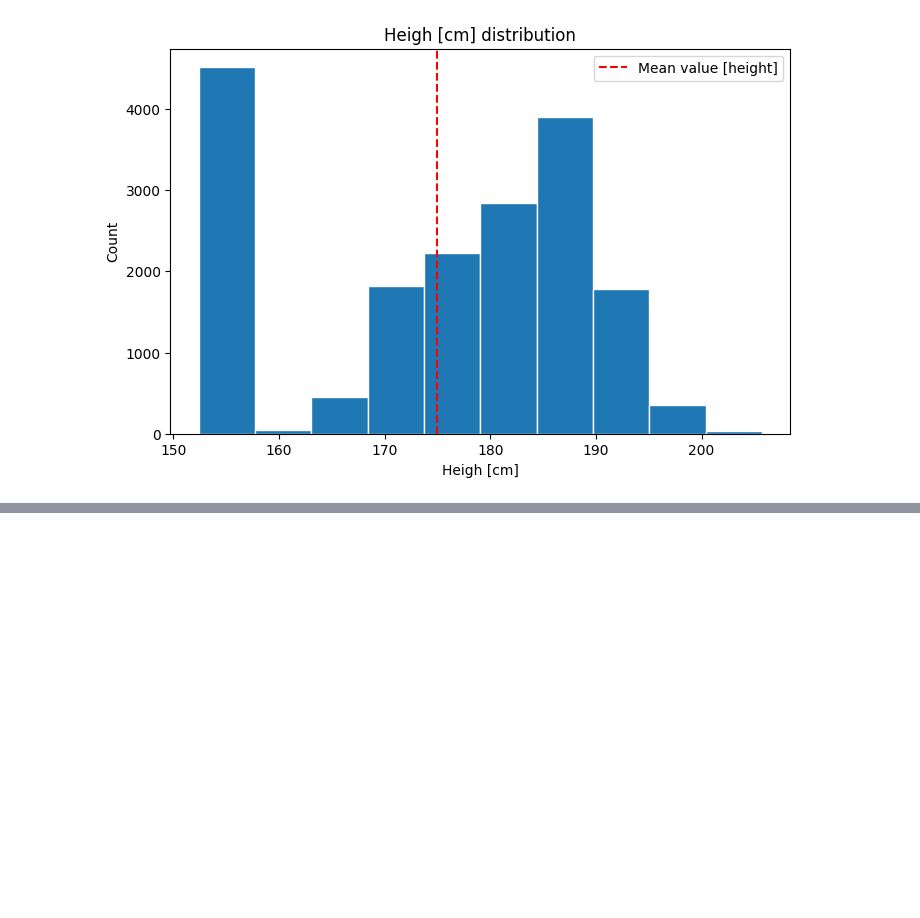
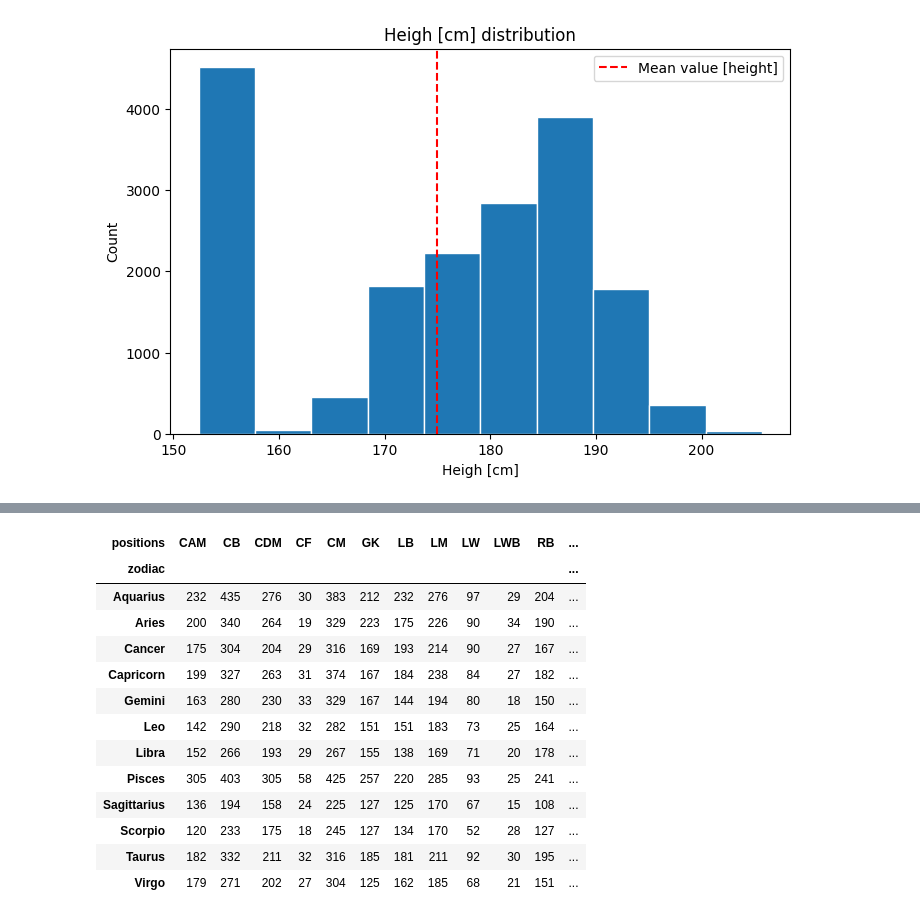
Before and after one commit to plamensve/ML_FINAL_PROJECT_2026, a Jupyter notebook: notebooks/01_overview.ipynb, the cells around one changed output, grey strips where cells are left out. Cells and saved outputs as stored; diff of their text form; code cells hidden in the pictures; blank space fills up the shorter version.

```diff
--- a/notebooks/01_overview.ipynb
+++ b/notebooks/01_overview.ipynb
@@ -234,0 +350,46 @@ plt.show()
+# %%
+# Create a new DataFrame with only the columns needed for this analysis:
+# zodiac signs and player positions.
+# dropna() removes rows where either zodiac or positions is missing.
+# copy() creates a separate copy, so we avoid modifying the original data accidentally.
+zodiac_positions = data[['zodiac', 'positions']].dropna().copy()
+
+# Split the positions column by comma.
+# Some players can play in multiple positions, for example: "ST, LW, RW".
+# After this step, each cell becomes a list of positions.
+zodiac_positions['positions'] = zodiac_positions['positions'].str.split(',')
+
+# Convert each position from the list into a separate row.
+# This allows one player with multiple positions to be counted once for each position.
+zodiac_positions = zodiac_positions.explode('positions')
+
+# Remove extra spaces around position names.
+# For example, " LW" becomes "LW".
+zodiac_positions['positions'] = zodiac_positions['positions'].str.strip()
+
+# Create a cross-tabulation table.
+# Rows represent zodiac signs.
+# Columns represent football positions.
+# Each cell shows how many players from a zodiac sign can play in that position.
+positions_data = pd.crosstab(
+    zodiac_positions['zodiac'],
+    zodiac_positions['positions']
+)
+
+# Display the final table.
+positions_data
+# %% [output]
+| positions | CAM | CB | CDM | CF | CM | GK | LB | LM | LW | LWB | RB | ... |
+| zodiac |  |  |  |  |  |  |  |  |  |  |  | ... |
+| Aquarius | 232 | 435 | 276 | 30 | 383 | 212 | 232 | 276 | 97 | 29 | 204 | ... |
+| Aries | 200 | 340 | 264 | 19 | 329 | 223 | 175 | 226 | 90 | 34 | 190 | ... |
+| Cancer | 175 | 304 | 204 | 29 | 316 | 169 | 193 | 214 | 90 | 27 | 167 | ... |
+| Capricorn | 199 | 327 | 263 | 31 | 374 | 167 | 184 | 238 | 84 | 27 | 182 | ... |
+| Gemini | 163 | 280 | 230 | 33 | 329 | 167 | 144 | 194 | 80 | 18 | 150 | ... |
+| Leo | 142 | 290 | 218 | 32 | 282 | 151 | 151 | 183 | 73 | 25 | 164 | ... |
+| Libra | 152 | 266 | 193 | 29 | 267 | 155 | 138 | 169 | 71 | 20 | 178 | ... |
+| Pisces | 305 | 403 | 305 | 58 | 425 | 257 | 220 | 285 | 93 | 25 | 241 | ... |
+| Sagittarius | 136 | 194 | 158 | 24 | 225 | 127 | 125 | 170 | 67 | 15 | 108 | ... |
+| Scorpio | 120 | 233 | 175 | 18 | 245 | 127 | 134 | 170 | 52 | 28 | 127 | ... |
+| Taurus | 182 | 332 | 211 | 32 | 316 | 185 | 181 | 211 | 92 | 30 | 195 | ... |
+| Virgo | 179 | 271 | 202 | 27 | 304 | 125 | 162 | 185 | 68 | 21 | 151 | ... |
```
Also changed, not shown: parts of 12 cells of this notebook.
